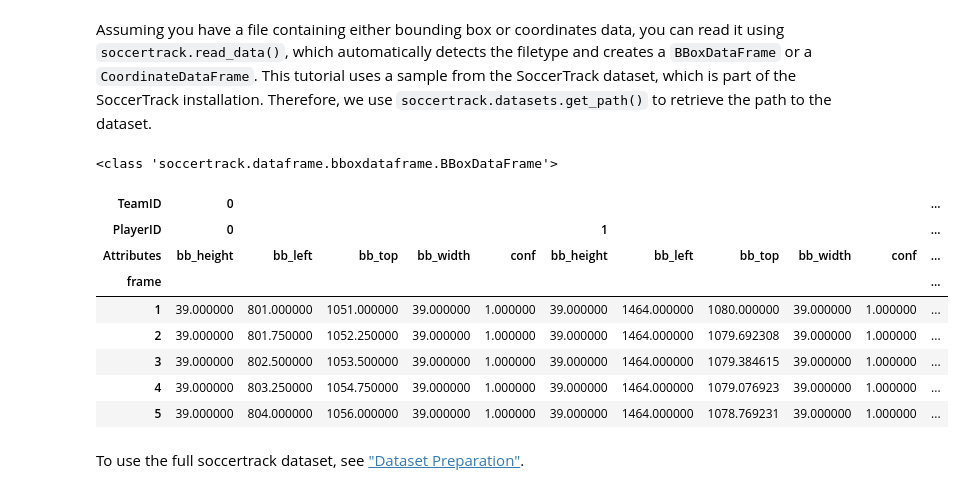
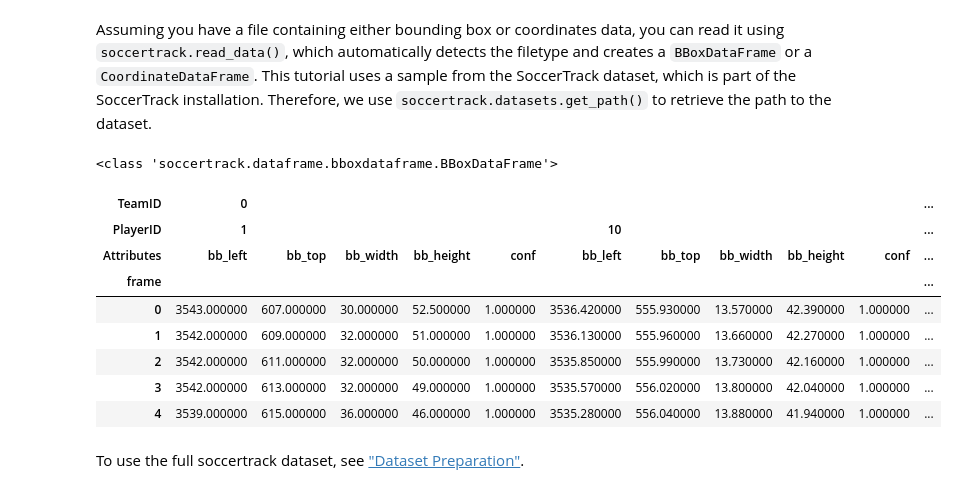
Before and after one commit to AtomScott/SportsLabKit, a Jupyter notebook: notebooks/01_get_started/introduction_to_soccertrack.ipynb, the cells around one changed output. Drawn from its saved outputs; the diff is of its cells as text; code cells hidden in the pictures.

```diff
--- a/notebooks/01_get_started/introduction_to_soccertrack.ipynb
+++ b/notebooks/01_get_started/introduction_to_soccertrack.ipynb
@@ -67,26 +67,26 @@ Assuming you have a file containing either bounding box or coordinates data, you
 # %%
 import soccertrack
 from soccertrack.logger import show_df # This just makes the df viewable in the notebook.
 
 
-dataset_path = soccertrack.datasets.get_path("top_view")
+dataset_path = soccertrack.datasets.get_path("wide_view")
 path_to_csv = sorted(dataset_path.glob("annotations/*.csv"))[0]
 
 bbdf = soccertrack.load_df(path_to_csv)
 
 print(type(bbdf))
 show_df(bbdf.head())
 # %% [output]
 <class 'soccertrack.dataframe.bboxdataframe.BBoxDataFrame'>
 | TeamID | 0 |  |  |  |  |  |  |  |  |  | ... |
-| PlayerID | 0 |  |  |  |  | 1 |  |  |  |  | ... |
-| Attributes | bb_height | bb_left | bb_top | bb_width | conf | bb_height | bb_left | bb_top | bb_width | conf | ... |
+| PlayerID | 1 |  |  |  |  | 10 |  |  |  |  | ... |
+| Attributes | bb_left | bb_top | bb_width | bb_height | conf | bb_left | bb_top | bb_width | bb_height | conf | ... |
 | frame |  |  |  |  |  |  |  |  |  |  | ... |
-| 1 | 39.000000 | 801.000000 | 1051.000000 | 39.000000 | 1.000000 | 39.000000 | 1464.000000 | 1080.000000 | 39.000000 | 1.000000 | ... |
-| 2 | 39.000000 | 801.750000 | 1052.250000 | 39.000000 | 1.000000 | 39.000000 | 1464.000000 | 1079.692308 | 39.000000 | 1.000000 | ... |
-| 3 | 39.000000 | 802.500000 | 1053.500000 | 39.000000 | 1.000000 | 39.000000 | 1464.000000 | 1079.384615 | 39.000000 | 1.000000 | ... |
-| 4 | 39.000000 | 803.250000 | 1054.750000 | 39.000000 | 1.000000 | 39.000000 | 1464.000000 | 1079.076923 | 39.000000 | 1.000000 | ... |
-| 5 | 39.000000 | 804.000000 | 1056.000000 | 39.000000 | 1.000000 | 39.000000 | 1464.000000 | 1078.769231 | 39.000000 | 1.000000 | ... |
+| 0 | 3543.000000 | 607.000000 | 30.000000 | 52.500000 | 1.000000 | 3536.420000 | 555.930000 | 13.570000 | 42.390000 | 1.000000 | ... |
+| 1 | 3542.000000 | 609.000000 | 32.000000 | 51.000000 | 1.000000 | 3536.130000 | 555.960000 | 13.660000 | 42.270000 | 1.000000 | ... |
+| 2 | 3542.000000 | 611.000000 | 32.000000 | 50.000000 | 1.000000 | 3535.850000 | 555.990000 | 13.730000 | 42.160000 | 1.000000 | ... |
+| 3 | 3542.000000 | 613.000000 | 32.000000 | 49.000000 | 1.000000 | 3535.570000 | 556.020000 | 13.800000 | 42.040000 | 1.000000 | ... |
+| 4 | 3539.000000 | 615.000000 | 36.000000 | 46.000000 | 1.000000 | 3535.280000 | 556.040000 | 13.880000 | 41.940000 | 1.000000 | ... |
 # %% [markdown]
 To use the full soccertrack dataset, see ["Dataset Preparation"](../../01_get_started/dataset_preparation.html).
 # %% [markdown]
```
Also changed, not shown: parts of 17 cells of this notebook, 2 other files.
